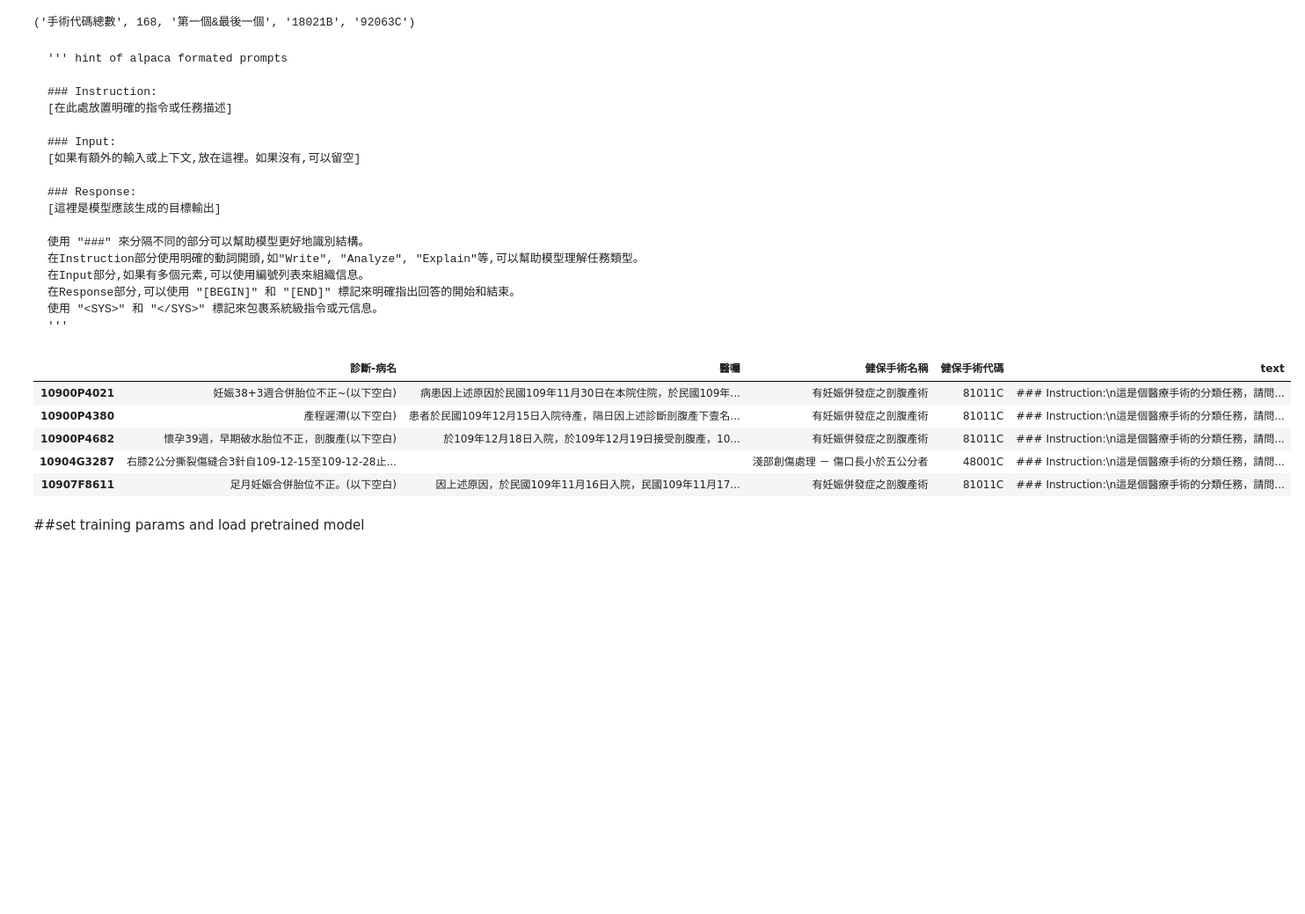
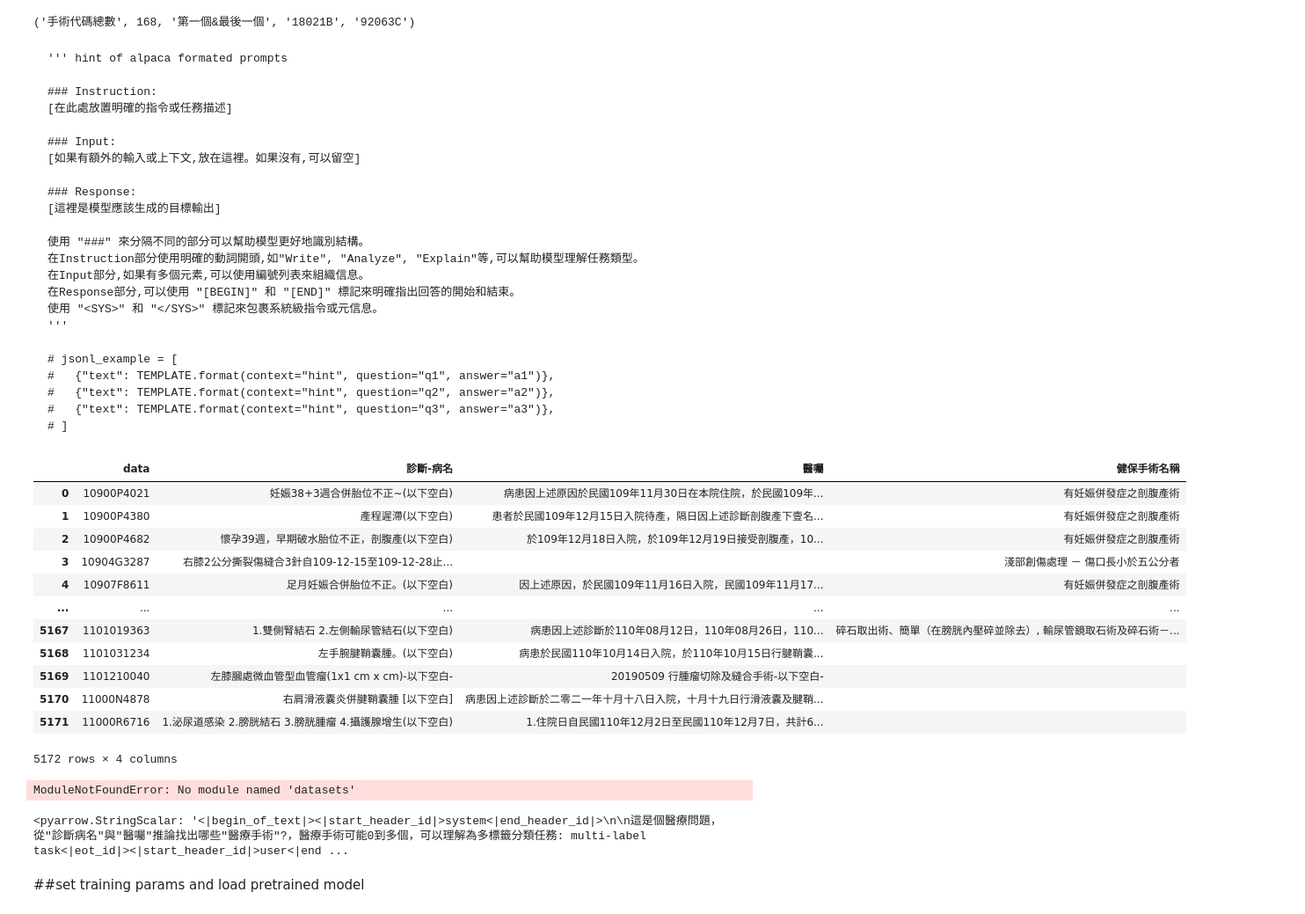
Before and after one commit to zhe0/prac, a Jupyter notebook: untitle.ipynb, the cells around one changed output. Shown: that part at 88% size. Drawn from its saved outputs; the diff is of its cells as text; code cells hidden in the pictures; blank space fills up the shorter version.

````diff
--- a/untitle.ipynb
+++ b/untitle.ipynb
@@ -59,4 +64,10 @@ lb.sort()
 在Response部分,可以使用 "[BEGIN]" 和 "[END]" 標記來明確指出回答的開始和結束。
 使用 "<SYS>" 和 "</SYS>" 標記來包裹系統級指令或元信息。
 '''
+
+# jsonl_example = [
+#   {"text": TEMPLATE.format(context="hint", question="q1", answer="a1")},
+#   {"text": TEMPLATE.format(context="hint", question="q2", answer="a2")},
+#   {"text": TEMPLATE.format(context="hint", question="q3", answer="a3")},
+# ]
 ```
@@ -94,33 +74,73 @@ class CustomDataset(Dataset):
 # %%
 chkValued=lambda x:x.notna().all()
 num=d['理賠案號'].unique().tolist()
 dd={}
 for n in num:
     dd[n]={}
     if chkValued(d[d['理賠案號']==n]['診斷-病名']):
         dd[n]['診斷-病名']=d[d['理賠案號']==n]['診斷-病名'].tolist()[0]
     else:
         dd[n]['診斷-病名']=''
     if chkValued(d[d['理賠案號']==n]['醫囑']):
         dd[n]['醫囑']=d[d['理賠案號']==n]['醫囑'].tolist()[0]
     else:
         dd[n]['醫囑']=''
     if chkValued(d[d['理賠案號']==n]['健保手術代碼']):
         dd[n]['健保手術名稱']=', '.join(d[d['理賠案號']==n]['健保手術名稱'].tolist())
         dd[n]['健保手術代碼']=', '.join(d[d['理賠案號']==n]['健保手術代碼'].tolist())
     else:
         dd[n]['健保手術名稱']=''
         dd[n]['健保手術代碼']=''
-dd=pd.DataFrame(dd).T
-dd['text']=formatting_prompts_func(dd)
-dd.head()
+data={}
+data['data']=dd.keys()
+data['診斷-病名']=[dd[k]['診斷-病名'] for k in dd]
+data['醫囑']=[dd[k]['醫囑'] for k in dd]
+data['健保手術名稱']=[dd[k]['健保手術名稱'] for k in dd]
+data=pd.DataFrame(data)
+data
 # %% [output]
-|  | 診斷-病名 | 醫囑 | 健保手術名稱 | 健保手術代碼 | text |
-| 10900P4021 | 妊娠38+3週合併胎位不正~(以下空白) | 病患因上述原因於民國109年11月30日在本院住院，於民國109年... | 有妊娠併發症之剖腹產術 | 81011C | ### Instruction:\n這是個醫療手術的分類任務，請問... |
-| 10900P4380 | 產程遲滯(以下空白) | 患者於民國109年12月15日入院待產，隔日因上述診斷剖腹產下壹名... | 有妊娠併發症之剖腹產術 | 81011C | ### Instruction:\n這是個醫療手術的分類任務，請問... |
-| 10900P4682 | 懷孕39週，早期破水胎位不正，剖腹產(以下空白) | 於109年12月18日入院，於109年12月19日接受剖腹產，10... | 有妊娠併發症之剖腹產術 | 81011C | ### Instruction:\n這是個醫療手術的分類任務，請問... |
-| 10904G3287 | 右膝2公分撕裂傷縫合3針自109-12-15至109-12-28止... |  | 淺部創傷處理 － 傷口長小於五公分者 | 48001C | ### Instruction:\n這是個醫療手術的分類任務，請問... |
-| 10907F8611 | 足月妊娠合併胎位不正。(以下空白) | 因上述原因，於民國109年11月16日入院，民國109年11月17... | 有妊娠併發症之剖腹產術 | 81011C | ### Instruction:\n這是個醫療手術的分類任務，請問... |
+|  | data | 診斷-病名 | 醫囑 | 健保手術名稱 |
+| 0 | 10900P4021 | 妊娠38+3週合併胎位不正~(以下空白) | 病患因上述原因於民國109年11月30日在本院住院，於民國109年... | 有妊娠併發症之剖腹產術 |
+| 1 | 10900P4380 | 產程遲滯(以下空白) | 患者於民國109年12月15日入院待產，隔日因上述診斷剖腹產下壹名... | 有妊娠併發症之剖腹產術 |
+| 2 | 10900P4682 | 懷孕39週，早期破水胎位不正，剖腹產(以下空白) | 於109年12月18日入院，於109年12月19日接受剖腹產，10... | 有妊娠併發症之剖腹產術 |
+| 3 | 10904G3287 | 右膝2公分撕裂傷縫合3針自109-12-15至109-12-28止... |  | 淺部創傷處理 － 傷口長小於五公分者 |
+| 4 | 10907F8611 | 足月妊娠合併胎位不正。(以下空白) | 因上述原因，於民國109年11月16日入院，民國109年11月17... | 有妊娠併發症之剖腹產術 |
+| ... | ... | ... | ... | ... |
+| 5167 | 1101019363 | 1.雙側腎結石 2.左側輸尿管結石(以下空白) | 病患因上述診斷於110年08月12日，110年08月26日，110... | 碎石取出術、簡單（在膀胱內壓碎並除去）, 輸尿管鏡取石術及碎石術－... |
+| 5168 | 1101031234 | 左手腕腱鞘囊腫。(以下空白) | 病患於民國110年10月14日入院，於110年10月15日行腱鞘囊... |  |
+| 5169 | 1101210040 | 左膝膕處微血管型血管瘤(1x1 cm x cm)-以下空白- | 20190509 行腫瘤切除及縫合手術-以下空白- |  |
+| 5170 | 11000N4878 | 右肩滑液囊炎併腱鞘囊腫 [以下空白] | 病患因上述診斷於二零二一年十月十八日入院，十月十九日行滑液囊及腱鞘... |  |
+| 5171 | 11000R6716 | 1.泌尿道感染 2.膀胱結石 3.膀胱腫瘤 4.攝護腺增生(以下空白) | 1.住院日自民國110年12月2日至民國110年12月7日，共計6... |  |
+5172 rows × 4 columns
+# %%
+from datasets import Dataset
+
+TEMPLATE = """<|begin_of_text|><|start_header_id|>system<|end_header_id|>
+
+{context}<|eot_id|><|start_header_id|>user<|end_header_id|>
+
+{question}<|eot_id|><|start_header_id|>assistant<|end_header_id|>
+
+{answer}<|eot_id|>"""
+
+context='這是個醫療問題，從"診斷病名"與"醫囑"推論找出哪些"醫療手術"?，醫療手術可能0到多個，可以理解為多標籤分類任務: multi-label task'
+question='根據診斷病名與醫囑的資訊推論執行哪些醫療手術?\n診斷病名:\n{disease}\n醫囑{doc}:\n'
+loop=data[['診斷-病名','醫囑','健保手術名稱']].values
+EOS_TOKEN = tokenizer.eos_token # Must add EOS_TOKEN
+
+jsonl=[{
+  'text': TEMPLATE.format(context=context,question=question.format(disease=i,doc=j),answer=k)+EOS_TOKEN
+  } for i,j,k in loop]
+
+my_dataset = Dataset.from_list(jsonl)
+my_dataset
+# %% [output]
+ModuleNotFoundError: No module named 'datasets'
+# %%
+# to check training data
+my_dataset.data[0][0]
+# %% [output]
+<pyarrow.StringScalar: '<|begin_of_text|><|start_header_id|>system<|end_header_id|>\n\n這是個醫療問題，從"診斷病名"與"醫囑"推論找出哪些"醫療手術"?，醫療手術可能0到多個，可以理解為多標籤分類任務: multi-label task<|eot_id|><|start_header_id|>user<|end ...
 # %% [markdown]
 ##set training params and load pretrained model
 # %%
````
Also changed, not shown: parts of 14 cells of this notebook.
